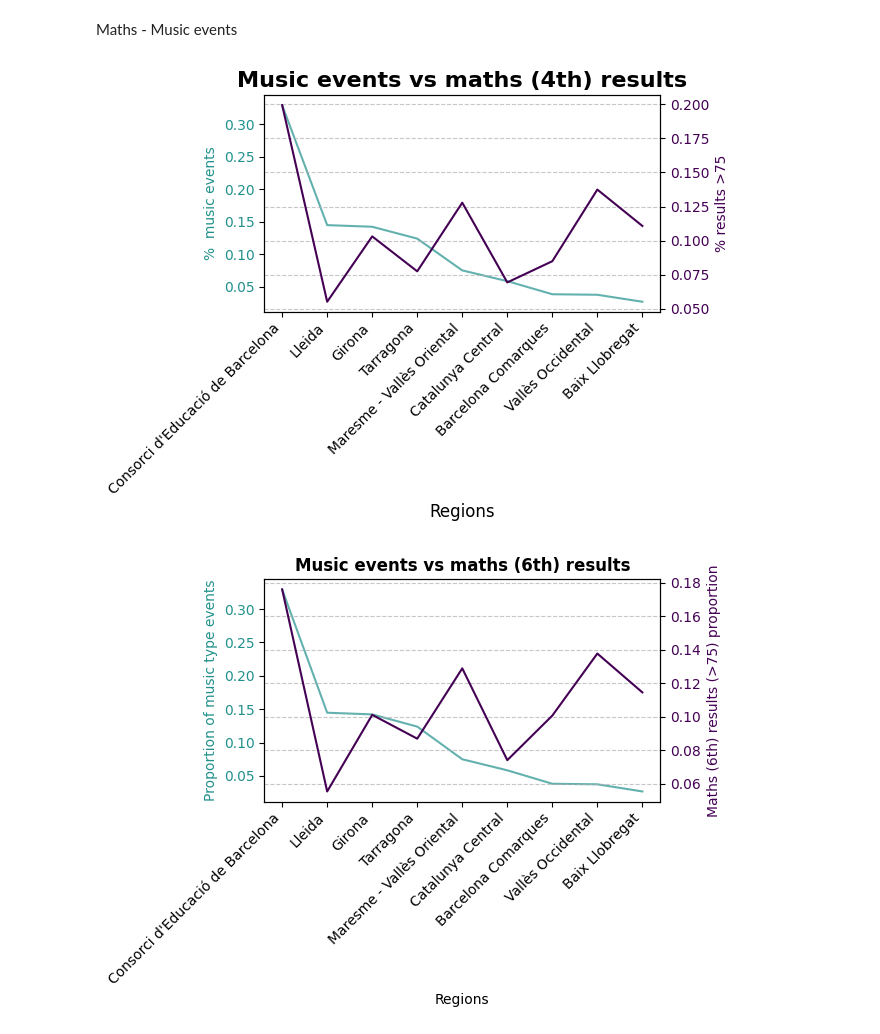
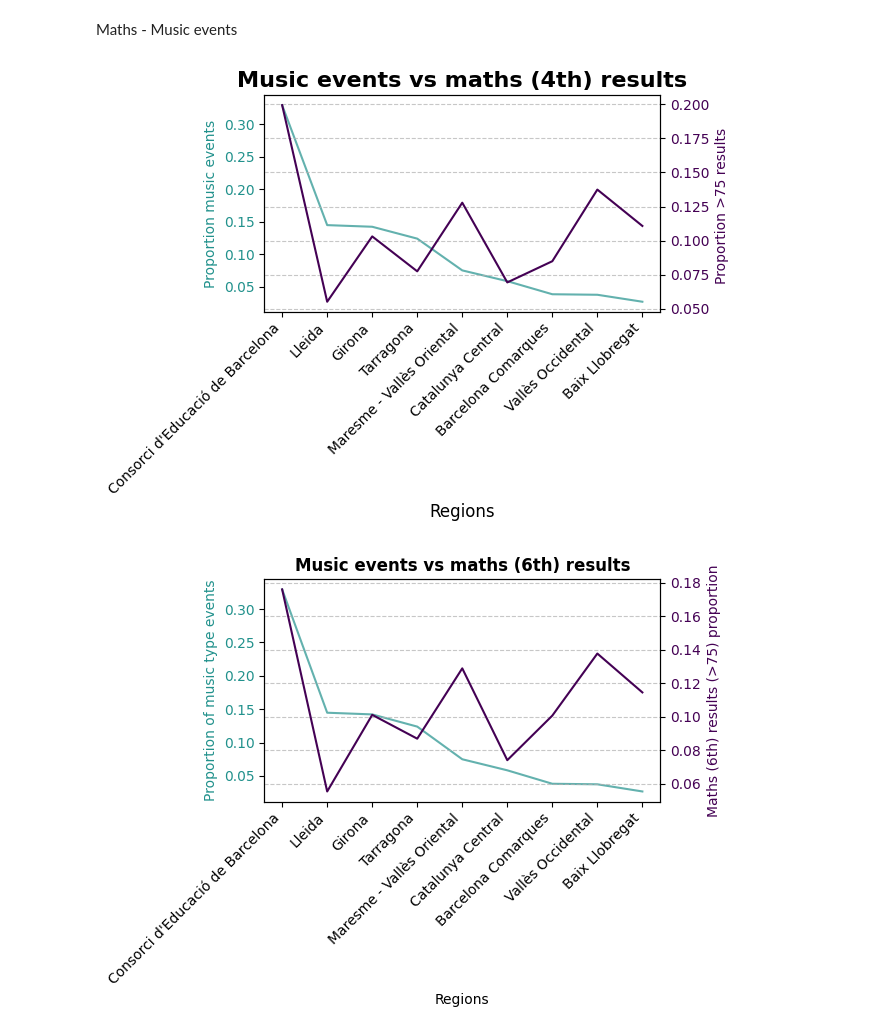
Before and after one commit to edejuan2002/avdm_Competecies, a Jupyter notebook: Performance vs cultural events/Cultura.ipynb, the cells around one changed output. Drawn from its saved outputs; the diff is of its cells as text; code cells hidden in the pictures.

```diff
--- a/Performance vs cultural events/Cultura.ipynb
+++ b/Performance vs cultural events/Cultura.ipynb
@@ -1598,37 +1675,37 @@ fig, ax1 = plt.subplots()
 ax1.plot(
     merged_data["area_territorial"],
     merged_data["Proporción"],
     alpha=0.7,
     label='"Book" type events proportion ',
     color="#21918C",
 )
-ax1.set_ylabel('%  music events', color="#21918C", fontsize = 10)
+ax1.set_ylabel('Proportion music events', color="#21918C", fontsize = 10)
 ax1.tick_params(axis="y", labelcolor="#21918C")
 ax1.set_xlabel("Regions", fontsize = 12 )
 ax1.set_xticklabels(merged_data["area_territorial"], rotation=45, ha="right")
 
 # In the y-axis (right) we'll put the proportion of marks >75 by area
 ax2 = ax1.twinx()
 ax2.plot(
     merged_data["area_territorial"],
     merged_data["proportion"],
     color="#440154",
 #    marker="o",
 #    label="Proporción de Notas (>75)",
 )
-ax2.set_ylabel("% results >75", color="#440154", fontsize = 10 )
+ax2.set_ylabel("Proportion >75 results ", color="#440154", fontsize = 10 )
 ax2.tick_params(axis="y", labelcolor="#440154")
 
 # Plot settings
 plt.title("Music events vs maths (4th) results", fontsize = 16, fontweight= "bold")
 fig.tight_layout()
 #plt.legend(loc="upper left")
 plt.grid(axis="y", linestyle="--", alpha=0.7)
 
-# plt.savefig("CDF- Musica-mates-4t.png", format="png", dpi=300)
+plt.savefig("CDF- Musica-mates-4t.png", format="png", dpi=300)
 plt.show()
 # %% [output]
-[figure, old version]
+[figure, new version]
 # %%
 df_tot_comp_6e_1 = df_tot_comp_6e.copy()
 df_tot_cultura_1 = df_tot_cultura.copy()
```
Also changed, not shown: parts of 10 cells of this notebook, 8 other files.
